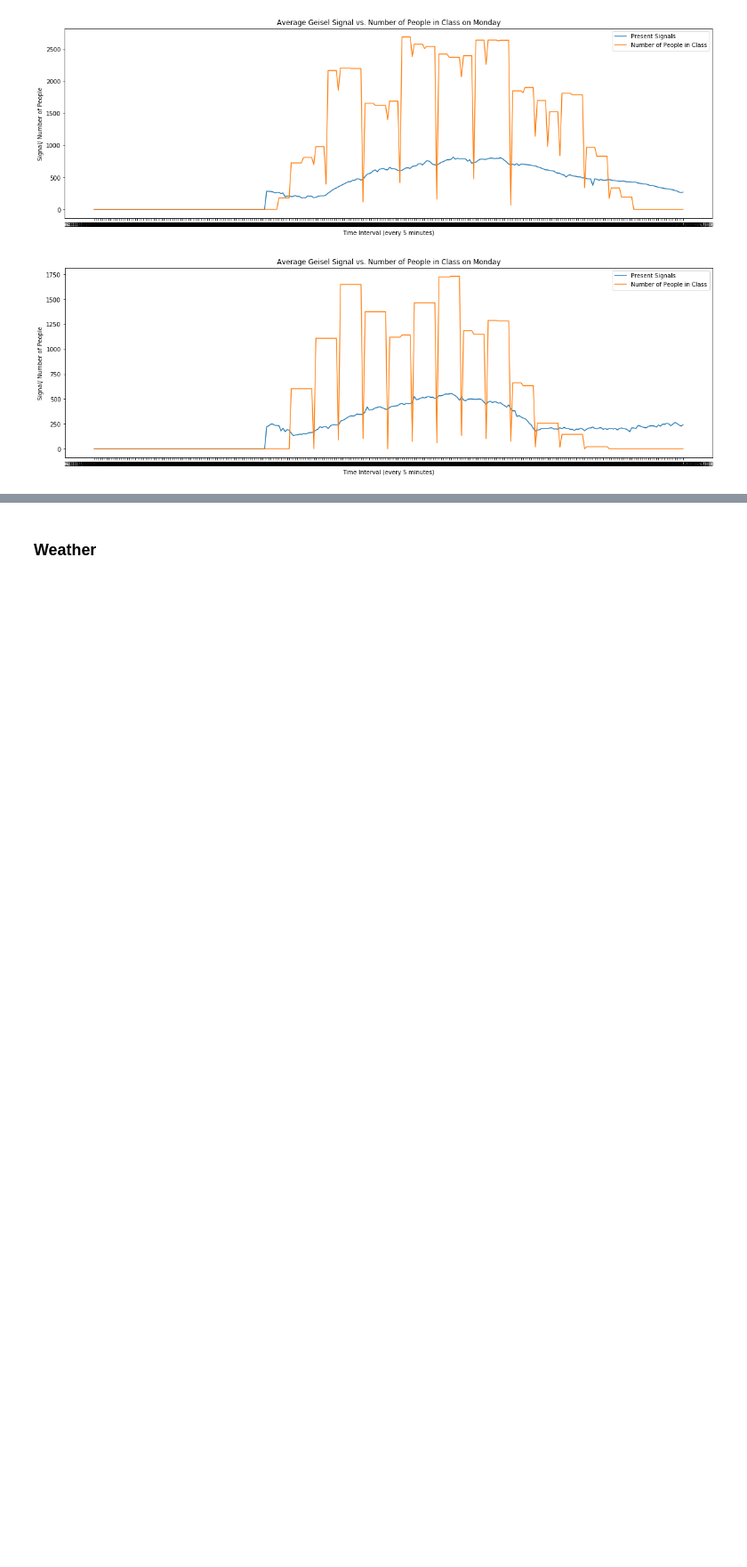
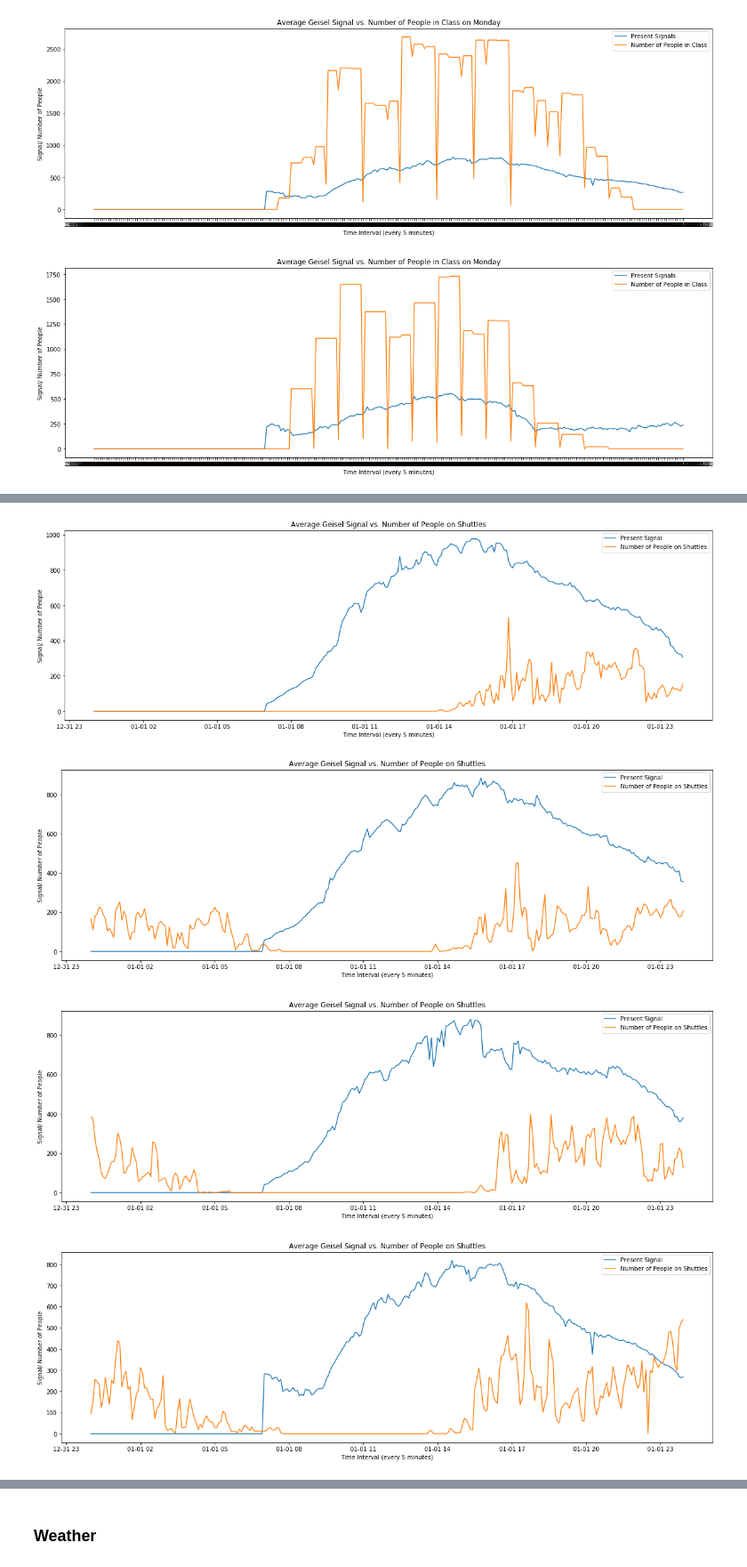
Before and after one commit to kelvinluime/Pr_059, a Jupyter notebook: FinalProject.ipynb, the cells around one changed output, grey strips where cells are left out. Shown at 89% size. Cells and saved outputs as stored; diff of their text form; code cells hidden in the pictures; blank space fills up the shorter version.

```diff
--- a/FinalProject.ipynb
+++ b/FinalProject.ipynb
@@ -1277,0 +1470,75 @@ plt.show()
+# %%
+# Load Geisel data to overlay
+df_geisel_m = pd.read_csv('data/geisel_monday_average_2017.csv')
+df_geisel_t = pd.read_csv('data/geisel_tuesday_average_2017.csv')
+df_geisel_w = pd.read_csv('data/geisel_wednesday_average_2017.csv')
+df_geisel_r = pd.read_csv('data/geisel_thursday_average_2017.csv')
+df_geisel_f = pd.read_csv('data/geisel_friday_average_2017.csv')
+
+df_geisel_m['Time_Stamp'] = df_geisel_m['Time_Stamp'].apply(transform_datetime)
+df_geisel_t['Time_Stamp'] = df_geisel_m['Time_Stamp'].apply(transform_datetime)
+df_geisel_w['Time_Stamp'] = df_geisel_m['Time_Stamp'].apply(transform_datetime)
+df_geisel_r['Time_Stamp'] = df_geisel_m['Time_Stamp'].apply(transform_datetime)
+df_geisel_f['Time_Stamp'] = df_geisel_m['Time_Stamp'].apply(transform_datetime)
+
+df_shuttle_m['Time_Stamp'] = df_shuttle_m['Time_Stamp'].apply(transform_datetime)
+df_shuttle_t['Time_Stamp'] = df_shuttle_t['Time_Stamp'].apply(transform_datetime)
+df_shuttle_w['Time_Stamp'] = df_shuttle_w['Time_Stamp'].apply(transform_datetime)
+df_shuttle_r['Time_Stamp'] = df_shuttle_r['Time_Stamp'].apply(transform_datetime)
+df_shuttle_f['Time_Stamp'] = df_shuttle_f['Time_Stamp'].apply(transform_datetime)
+
+merged_df_m = pd.merge(df_geisel_m, df_shuttle_m, on='Time_Stamp')
+merged_df_t = pd.merge(df_geisel_t, df_shuttle_t, on='Time_Stamp')
+merged_df_w = pd.merge(df_geisel_w, df_shuttle_w, on='Time_Stamp')
+merged_df_r = pd.merge(df_geisel_r, df_shuttle_r, on='Time_Stamp')
+merged_df_f = pd.merge(df_geisel_f, df_shuttle_f, on='Time_Stamp')
+
+fig, ax1 = plt.subplots()
+ax1.plot(merged_df_m['Time_Stamp'], merged_df_m['Present_Signals'], label='Present Signal')
+ax1.plot(merged_df_m['Time_Stamp'], merged_df_m['Number_of_People'], label='Number of People on Shuttles')
+ax1.legend()
+plt.title('Average Geisel Signal vs. Number of People on Shuttles')
+plt.xlabel('Time Interval (every 5 minutes)')
+plt.ylabel('Signal/ Number of People')
+plt.show()
+
+fig, ax1 = plt.subplots()
+ax1.plot(merged_df_t['Time_Stamp'], merged_df_t['Present_Signals'], label='Present Signal')
+ax1.plot(merged_df_t['Time_Stamp'], merged_df_t['Number_of_People'], label='Number of People on Shuttles')
+ax1.legend()
+plt.title('Average Geisel Signal vs. Number of People on Shuttles')
+plt.xlabel('Time Interval (every 5 minutes)')
+plt.ylabel('Signal/ Number of People')
+plt.show()
+
+fig, ax1 = plt.subplots()
+ax1.plot(merged_df_w['Time_Stamp'], merged_df_w['Present_Signals'], label='Present Signal')
+ax1.plot(merged_df_w['Time_Stamp'], merged_df_w['Number_of_People'], label='Number of People on Shuttles')
+ax1.legend()
+plt.title('Average Geisel Signal vs. Number of People on Shuttles')
+plt.xlabel('Time Interval (every 5 minutes)')
+plt.ylabel('Signal/ Number of People')
+plt.show()
+
+fig, ax1 = plt.subplots()
+ax1.plot(merged_df_r['Time_Stamp'], merged_df_r['Present_Signals'], label='Present Signal')
+ax1.plot(merged_df_r['Time_Stamp'], merged_df_r['Number_of_People'], label='Number of People on Shuttles')
+ax1.legend()
+plt.title('Average Geisel Signal vs. Number of People on Shuttles')
+plt.xlabel('Time Interval (every 5 minutes)')
+plt.ylabel('Signal/ Number of People')
+plt.show()
+
+fig, ax1 = plt.subplots()
+ax1.plot(merged_df_f['Time_Stamp'], merged_df_f['Present_Signals'], label='Present Signal')
+ax1.plot(merged_df_f['Time_Stamp'], merged_df_f['Number_of_People'], label='Number of People on Shuttles')
+ax1.legend()
+plt.title('Average Geisel Signal vs. Number of People on Shuttles')
+plt.xlabel('Time Interval (every 5 minutes)')
+plt.ylabel('Signal/ Number of People')
+plt.show()
+# %% [output]
+[figure, added]
+[figure, added]
+[figure, added]
+[figure, added]
```
Also changed, not shown: parts of 13 cells of this notebook, 5 other files.
